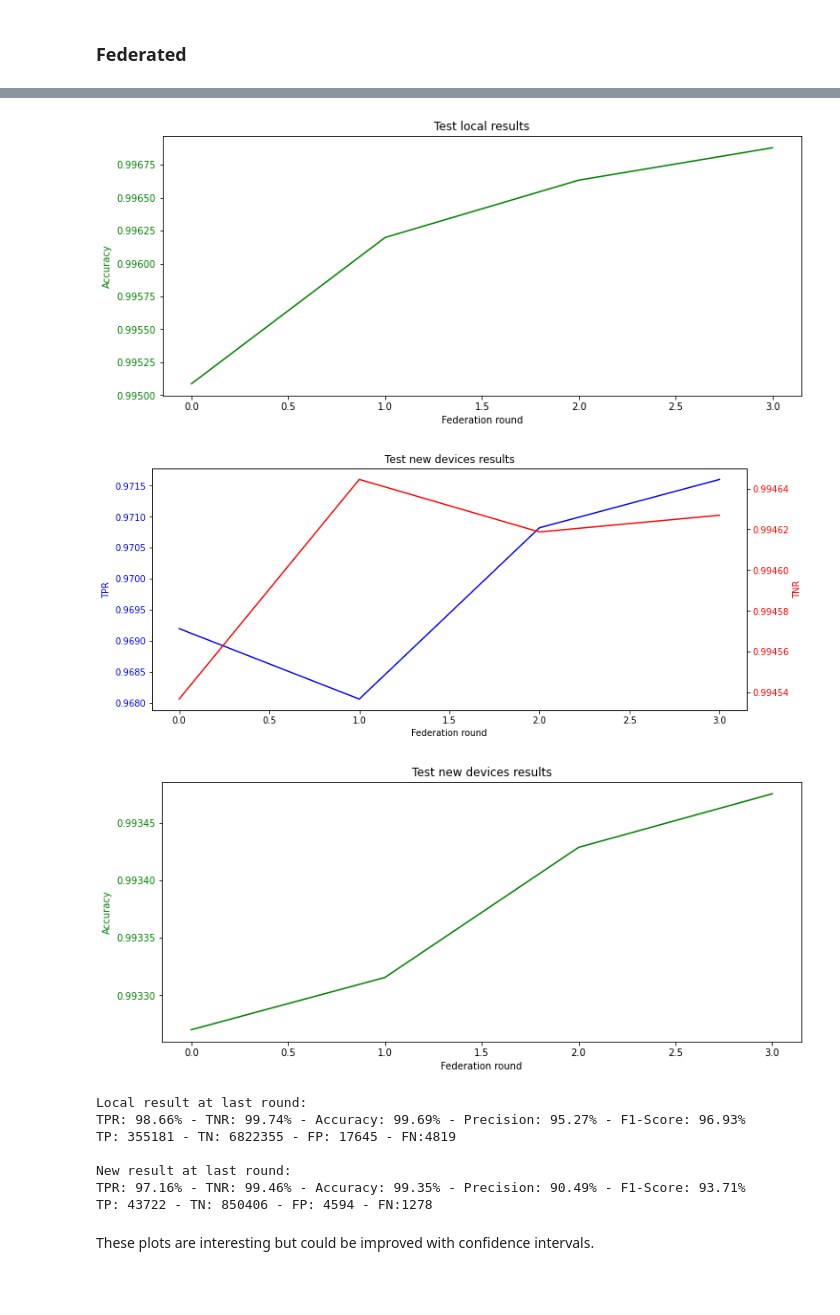
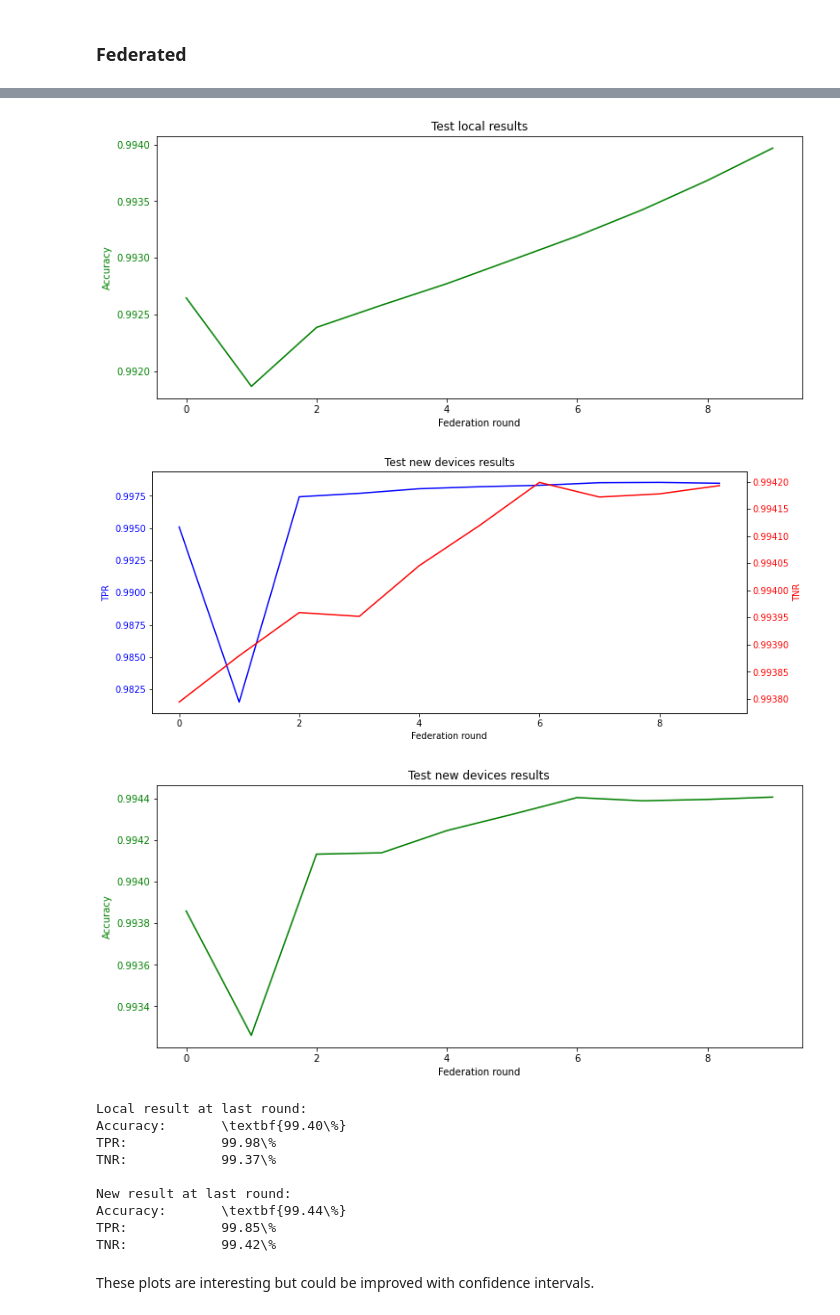
Before and after one commit to ValerianRey/fed_iot_guard, a Jupyter notebook: Test results.ipynb, the cells around one changed output, grey strips where cells are left out. Saved outputs shown, nothing was run; the diff lists cells and outputs as text; code cells hidden in the pictures; blank space fills up the shorter version.

Commit message:
modified gitignore and test results plots

```diff
--- a/Test results.ipynb
+++ b/Test results.ipynb
@@ -84,17 +85,25 @@ def plot_federated_acc(results_to_plot, title=''):
     ax.ticklabel_format(useOffset=False)
     plt.show()
 # %%
-def plot_global_thresholds(thresholds, title=''):
-    fig, ax = plt.subplots(figsize=(12, 5))
-    ax.set_xlabel('Federation round')
-
+def plot_global_thresholds(thresholds, title='', multi_epoch=True, save=False):
+    fig, ax = plt.subplots(figsize=(6, 5))
     color = 'purple'
     ax.set_title(title)
     ax.set_ylabel('Threshold', color=color)
-    ax.plot(thresholds, color=color)
+
+    if multi_epoch:
+        ax.set_xlabel('Federation round')
+        ax.plot(thresholds, color=color)
+    else:
+        ax.set_xlabel('Epoch')
+        ax.set_xticks(np.arange(0, 120, step=10))
+        ax.plot(np.arange(0,120, step=10), thresholds, color=color)
+
     ax.tick_params(axis='y', labelcolor=color)
     ax.ticklabel_format(useOffset=False)
     plt.show()
+    if save:
+        fig.savefig('thresholds' + ('_multi_epoch' if multi_epoch else '_mini_batch') + '.pdf', bbox_inches='tight')
 # %%
 def percentage_str(value, bf=False):
     s = '{:.2f}\\%'.format(value * 100)
@@ -109,7 +118,7 @@ def print_rates_latex(results):
 # %% [markdown]
 ### Non-federated
 # %%
-path_test = 'test_results/decentralized_classifier/0,95 5rr/'
+path_test = 'test_results/centralized_autoencoder/0,5 5rr/'
 
 with open(path_test + 'local_results.json') as json_file:
     test_local_results = json.load(json_file)
@@ -140,7 +149,7 @@ TNR:            98.58\%
 # %%
 # TODO: rename the x-axis as epoch in fedsgd and make it start at 1 in both cases
 
-path_test = 'test_results/decentralized_classifier_fedsgd/0,95 5rr 64bs tm2/'
+path_test = 'test_results/decentralized_classifier_fedavg/0,95 5rr/'
 
 with open(path_test + 'local_results.json') as json_file:
     test_local_results = json.load(json_file)
@@ -157,18 +166,20 @@ plot_federated_tpr_tnr(new_results_per_round, title='Test new devices results')
 plot_federated_acc(new_results_per_round, title='Test new devices results')
 
 print('Local result at last round:')
-print_rates(local_results_per_round[-1])
+print_rates_latex(local_results_per_round[-1])
 print()
 
 print('New result at last round:')
-print_rates(new_results_per_round[-1])
+print_rates_latex(new_results_per_round[-1])
 
 try:
     with open(path_test + 'thresholds.json') as json_file:
         all_thresholds = json.load(json_file)
 
     global_thresholds = get_thresholds_federated(all_thresholds)
-    plot_global_thresholds(global_thresholds, 'Thresholds')
-except:
+    plot_global_thresholds(global_thresholds, 'Thresholds', multi_epoch=True, save=True)
+except FileNotFoundError:
     pass
+except e:
+    print(e)
 # %% [output]
@@ -176,12 +187,14 @@ except:
-[figure, old version]
+[figure, new version]
-[figure, old version]
+[figure, new version]
-[figure, old version]
+[figure, new version]
 Local result at last round:
-TPR: 98.66% - TNR: 99.74% - Accuracy: 99.69% - Precision: 95.27% - F1-Score: 96.93%
-TP: 355181 - TN: 6822355 - FP: 17645 - FN:4819
+Accuracy:       \textbf{99.40\%}
+TPR:            99.98\%
+TNR:            99.37\%
 
 New result at last round:
-TPR: 97.16% - TNR: 99.46% - Accuracy: 99.35% - Precision: 90.49% - F1-Score: 93.71%
-TP: 43722 - TN: 850406 - FP: 4594 - FN:1278
+Accuracy:       \textbf{99.44\%}
+TPR:            99.85\%
+TNR:            99.42\%
 # %% [markdown]
 These plots are interesting but could be improved with confidence intervals.
```
Also changed, not shown: parts of 3 cells of this notebook, 1 other file.
